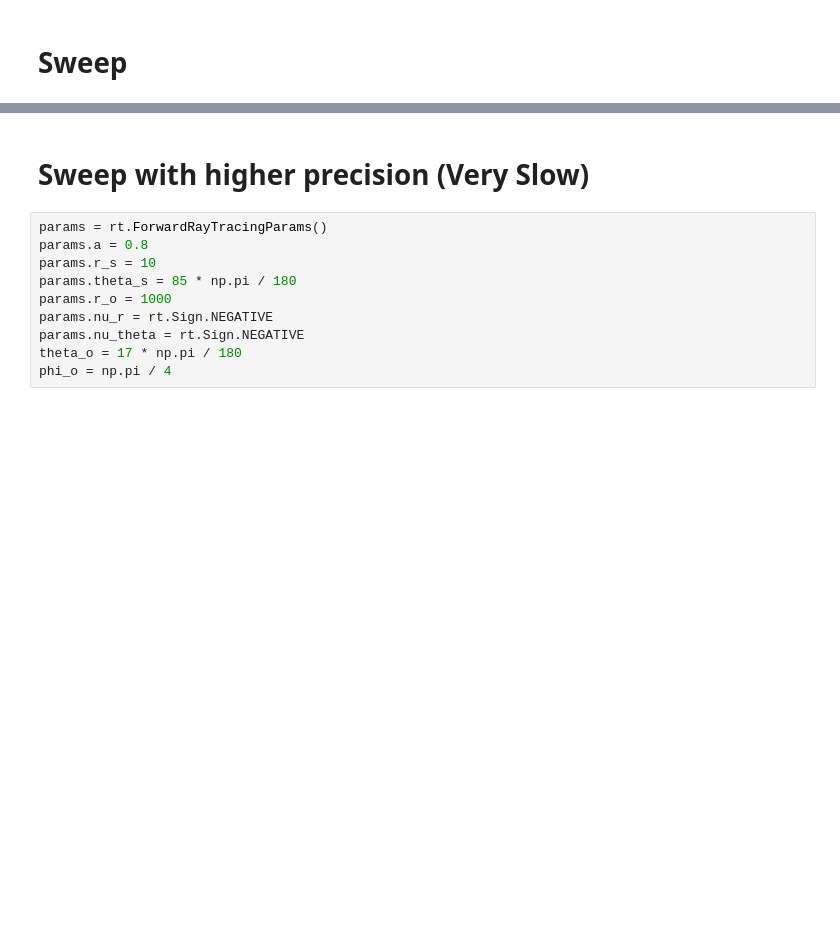
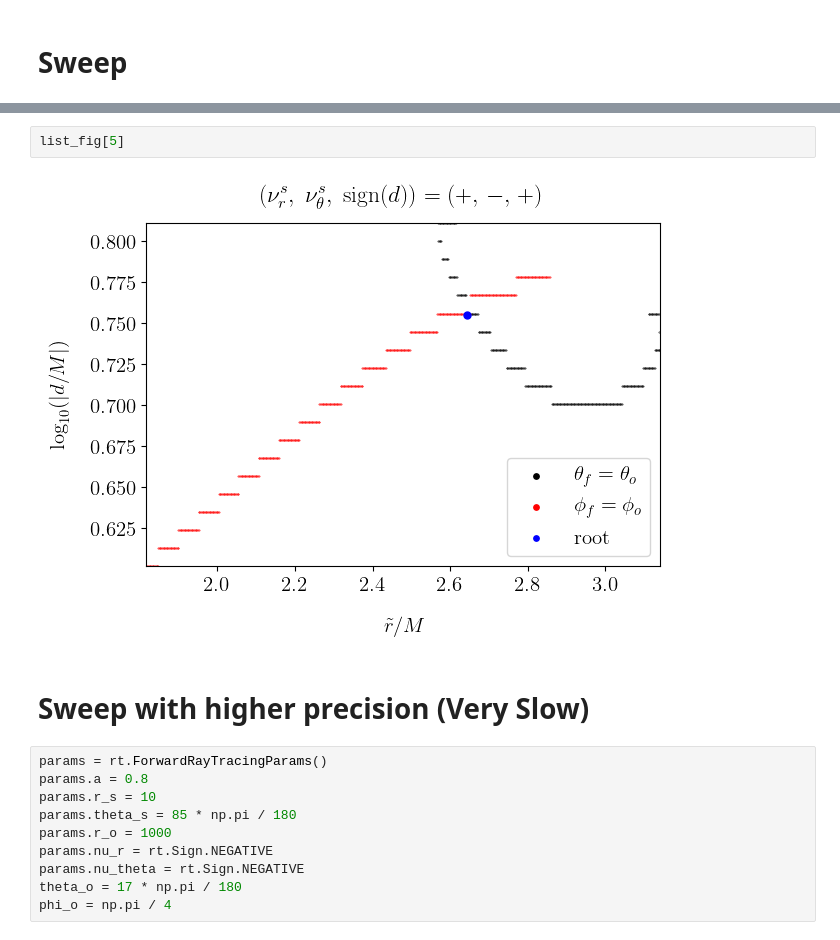
Before and after one commit to AuroraDysis/KerrP2P, a Jupyter notebook: examples/tutorial_float64.ipynb, the cells around one changed output, grey strips where cells are left out. Saved outputs shown, nothing was run; the diff lists cells and outputs as text; blank space fills up the shorter version.

```diff
--- a/examples/tutorial_float64.ipynb
+++ b/examples/tutorial_float64.ipynb
@@ -132,3 +469,7 @@ fig.savefig("test.png", bbox_inches='tight', dpi=1200)
+# %%
+list_fig[5]
+# %% [output]
+[figure, added]
 # %% [markdown]
 # Sweep with higher precision (Very Slow)
 # %%
```
Also changed, not shown: parts of 24 cells of this notebook.
